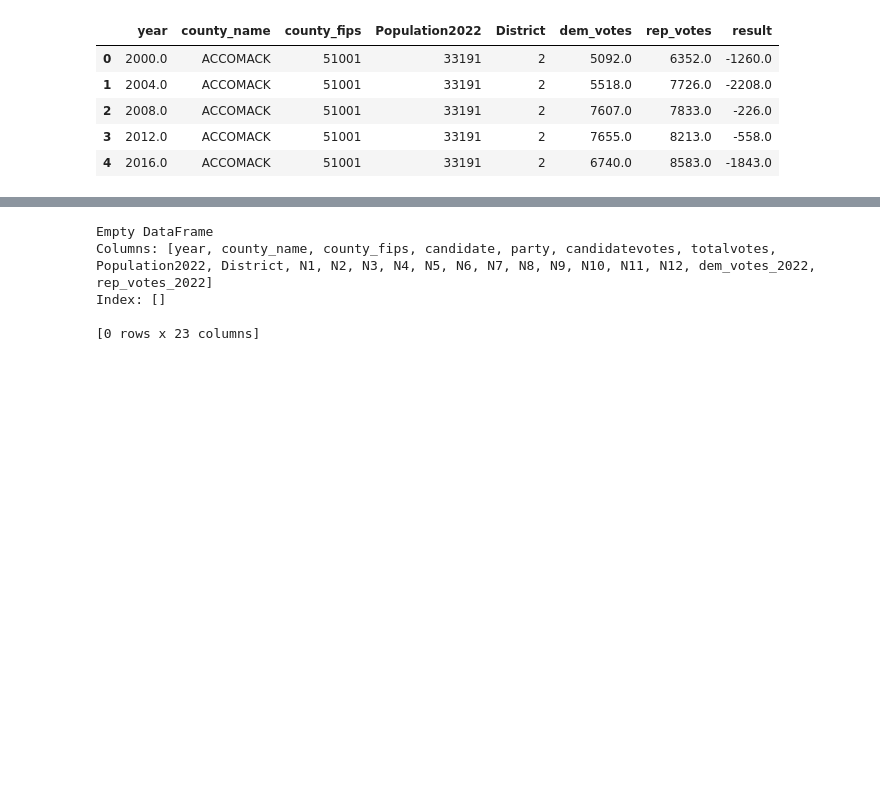
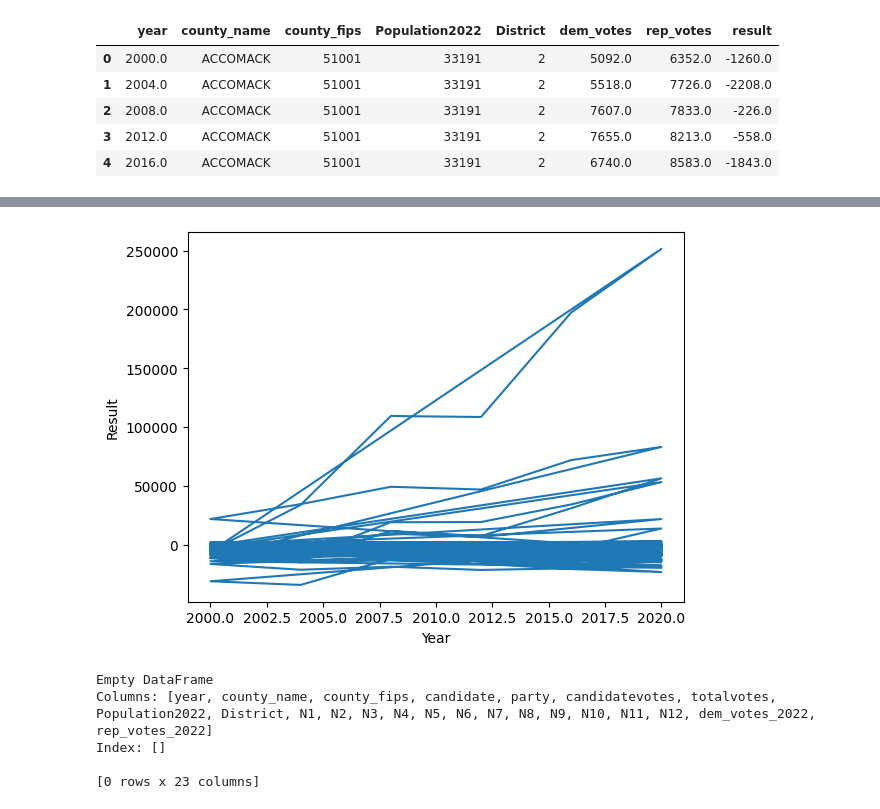
Before and after one commit to Nehach73/DS3001_project_voting, a Jupyter notebook: Project_Notebook_3.ipynb, the cells around one changed output, grey strips where cells are left out. Drawn from its saved outputs; the diff is of its cells as text; code cells hidden in the pictures; blank space fills up the shorter version.

Commit message:
time series plot 2

```diff
--- a/Project_Notebook_3.ipynb
+++ b/Project_Notebook_3.ipynb
@@ -115,6 +131,13 @@ alt.Chart(voting_vars).mark_line().encode(
 ).properties(width=800, height=500)
 # %% [output]
 [interactive output not drawn]
+# %%
+plt.plot(voting_vars['year'], voting_vars['result'])
+plt.xlabel('Year')
+plt.ylabel("Result")
+plt.show()
+# %% [output]
+[figure, added]
 # %%
 # Cleaning votes for map
 #voting_2022 = voting.loc[voting["year"] == 2020,:] #collect 2022 data
```
Also changed, not shown: parts of 1 cell of this notebook.
